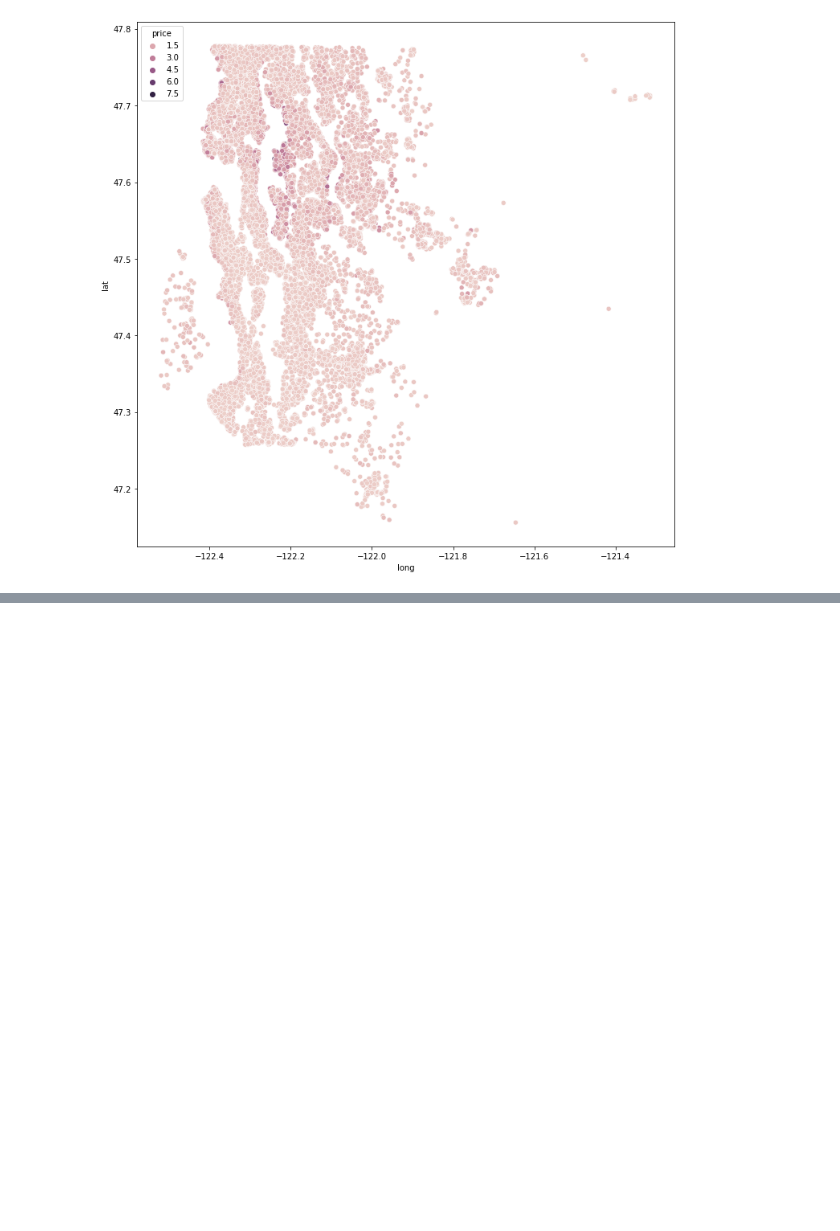
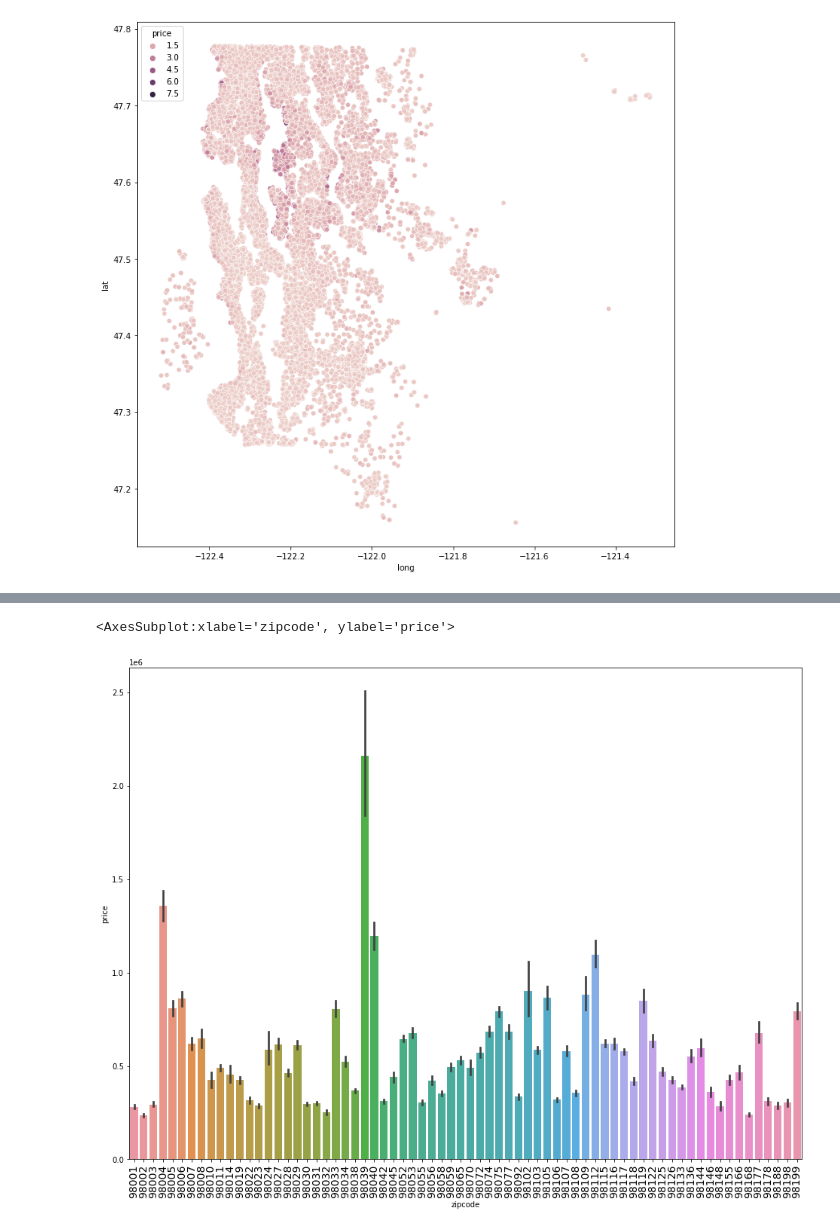
Before and after one commit to mattrubic/dsc-phase-2-project-v2-3, a Jupyter notebook: multi_lr_models.ipynb, the cells around one changed output, grey strips where cells are left out. Drawn from its saved outputs; the diff is of its cells as text; code cells hidden in the pictures; blank space fills up the shorter version.

```diff
--- a/multi_lr_models.ipynb
+++ b/multi_lr_models.ipynb
@@ -667,0 +699,7 @@ sns.scatterplot(x='long',
+# %%
+fig, ax = plt.subplots(figsize=(16,12))
+plt.xticks(fontsize=14, rotation=90)
+sns.barplot(x = df['zipcode'], y = df['price'])
+# %% [output]
+<AxesSubplot:xlabel='zipcode', ylabel='price'>
+[figure, added]
```
Also changed, not shown: parts of 11 cells of this notebook.
